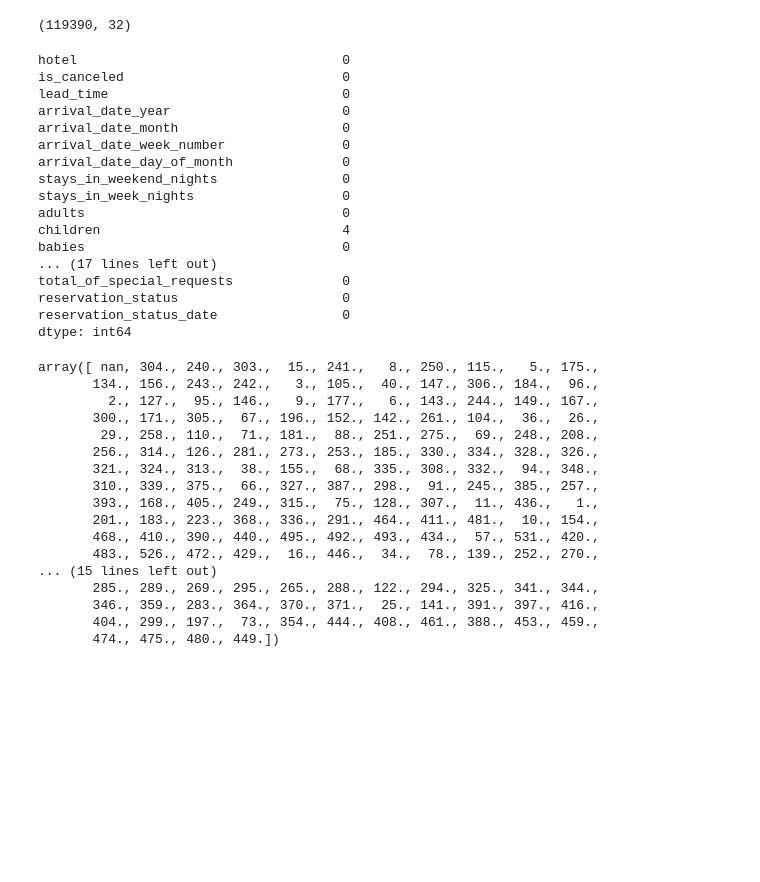
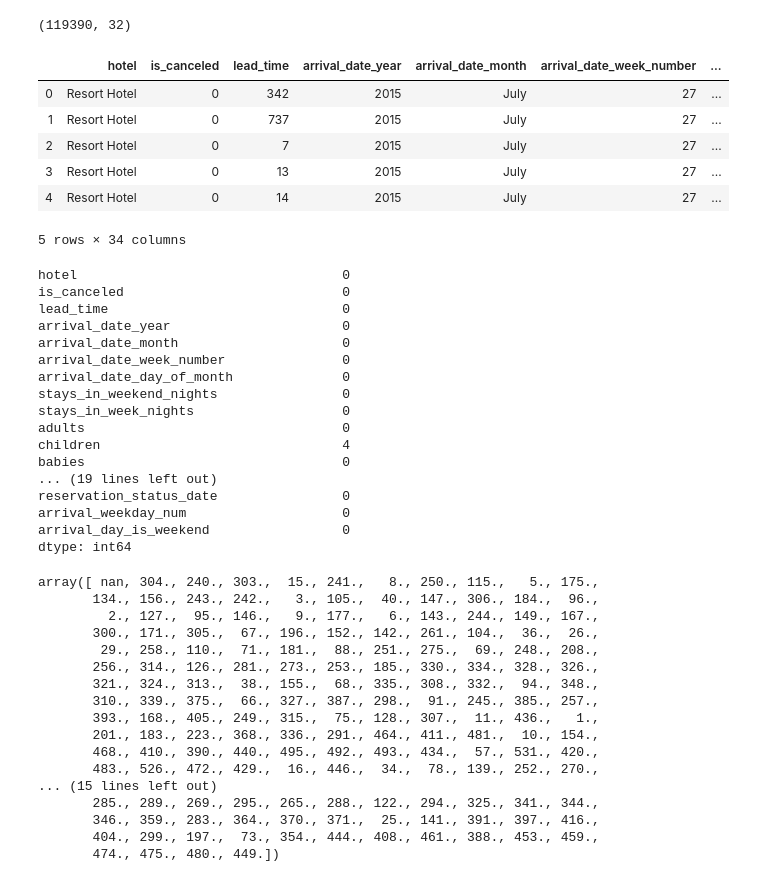
Before and after one commit to sandeepborkartech/ML_HotelPricing, a Jupyter notebook: hotel_v3_vijaya_27Mar.ipynb, the cells around one changed output. Drawn from its saved outputs; the diff is of its cells as text; code cells hidden in the pictures; blank space fills up the shorter version.

```diff
--- a/hotel_v3_vijaya_27Mar.ipynb
+++ b/hotel_v3_vijaya_27Mar.ipynb
@@ -31,6 +32,33 @@ df_hotel.shape
 #df_hotel.info()
 # %% [output]
 (119390, 32)
+# %%
+weekday = []
+isWeekend = []
+for index, row in df_hotel.iterrows():
+    year = df_hotel['arrival_date_year'].iloc[index]
+    month_name = df_hotel['arrival_date_month'].iloc[index]
+    month_number = datetime.datetime.strptime(month_name, '%B').month
+    dayOfMonth = df_hotel['arrival_date_day_of_month'].iloc[index]
+    dayOfWeek = datetime.datetime(year,month_number,dayOfMonth).weekday()
+    weekday.append(dayOfWeek)
+    if (dayOfWeek>4):
+        isWeekend.append(1)
+    else:
+        isWeekend.append(0)
+
+df_hotel['arrival_weekday_num'] = weekday
+df_hotel['arrival_day_is_weekend'] = isWeekend
+
+df_hotel.head(5)
+# %% [output]
+|  | hotel | is_canceled | lead_time | arrival_date_year | arrival_date_month | arrival_date_week_number | ... |
+| 0 | Resort Hotel | 0 | 342 | 2015 | July | 27 | ... |
+| 1 | Resort Hotel | 0 | 737 | 2015 | July | 27 | ... |
+| 2 | Resort Hotel | 0 | 7 | 2015 | July | 27 | ... |
+| 3 | Resort Hotel | 0 | 13 | 2015 | July | 27 | ... |
+| 4 | Resort Hotel | 0 | 14 | 2015 | July | 27 | ... |
+5 rows × 34 columns
 # %%
 print(df_hotel.isna().sum()) # check for null values
 # %% [output]
@@ -46,10 +74,10 @@ stays_in_week_nights                   0
 adults                                 0
 children                               4
 babies                                 0
-... (17 lines left out)
-total_of_special_requests              0
-reservation_status                     0
+... (19 lines left out)
 reservation_status_date                0
+arrival_weekday_num                    0
+arrival_day_is_weekend                 0
 dtype: int64
 # %%
 df_hotel['company'].nunique()
```
Also changed, not shown: parts of 8 cells of this notebook.
